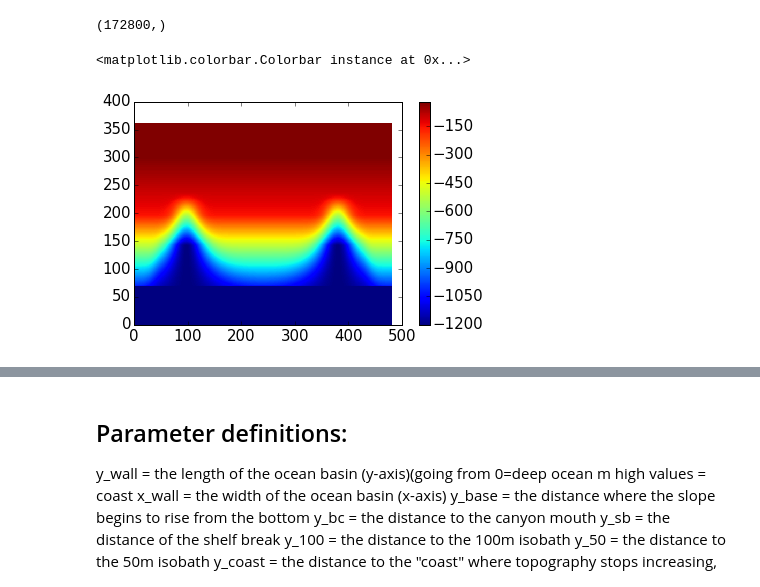
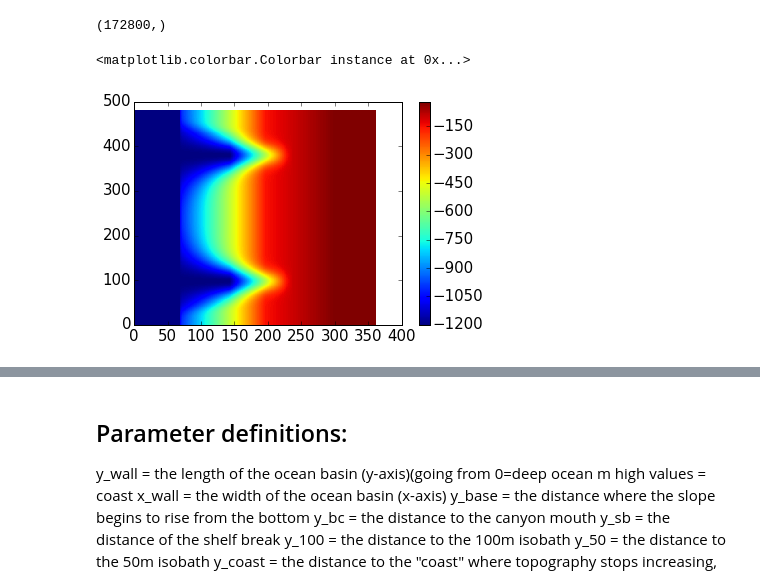
Before and after one commit to UBC-MOAD/buildcanyon, a Jupyter notebook: Bathymetry/Generate2CanyonBathy.ipynb, the cells around one changed output, grey strips where cells are left out. Cells and saved outputs as stored; diff of their text form; code cells hidden in the pictures.

```diff
--- a/Bathymetry/Generate2CanyonBathy.ipynb
+++ b/Bathymetry/Generate2CanyonBathy.ipynb
@@ -359,12 +359,12 @@ np.shape(cc)
 (172800,)
 # %%
 
-bF=np.reshape(cc,[y_size,x_size]) # F to read in Fortran order
+bF=np.reshape(cc,[x_size,y_size],order='F') # F to read in Fortran order
 plt.pcolor(bF)
 plt.colorbar()
 # %% [output]
 <matplotlib.colorbar.Colorbar instance at 0x...>
-[figure, old version]
+[figure, new version]
 # %%
 # Check how Jessica's bathy looks like
 filename = '/ocean/jspurgin/MITgcm/Building_canyon/Topography/Smooth/360x360/topog_smooth_360x360.box'
```
Also changed, not shown: parts of 1 cell of this notebook, 5 other files.
